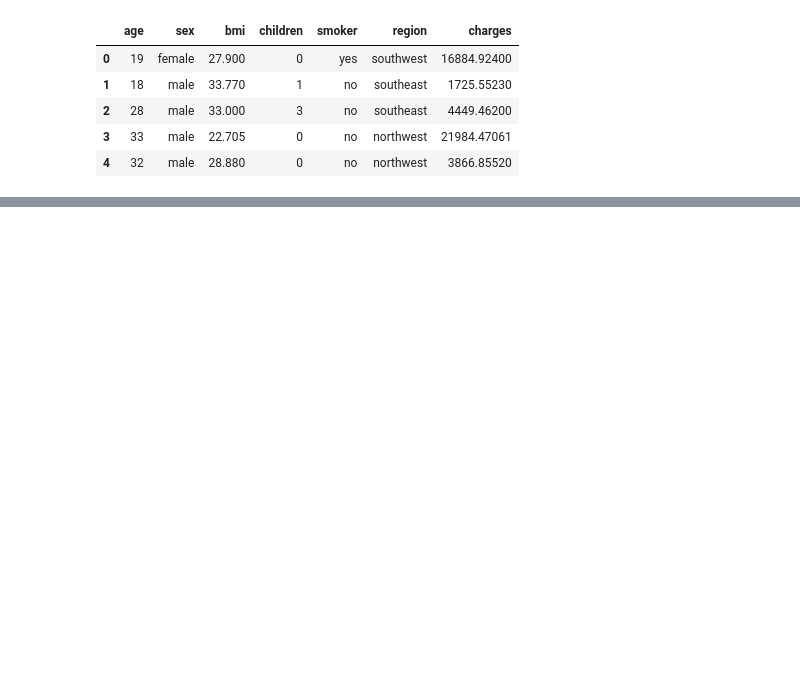
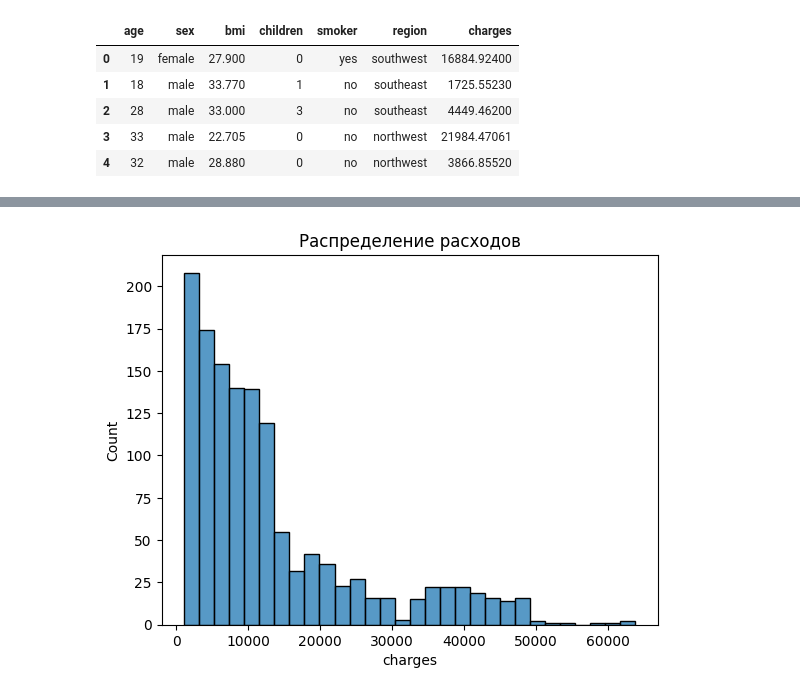
Before and after one commit to Jenevi/ml-practice, a Jupyter notebook: MCPD/notebook.ipynb, the cells around one changed output, grey strips where cells are left out. Cells and saved outputs as stored; diff of their text form; code cells hidden in the pictures; blank space fills up the shorter version.

```diff
--- a/MCPD/notebook.ipynb
+++ b/MCPD/notebook.ipynb
@@ -13,0 +75,7 @@ df.head()
+# %%
+sns.histplot(df['charges'])
+plt.xlabel("charges")
+plt.title("Распределение расходов")
+plt.show()
+# %% [output]
+[figure, added]
```
Also changed, not shown: parts of 22 cells of this notebook.
